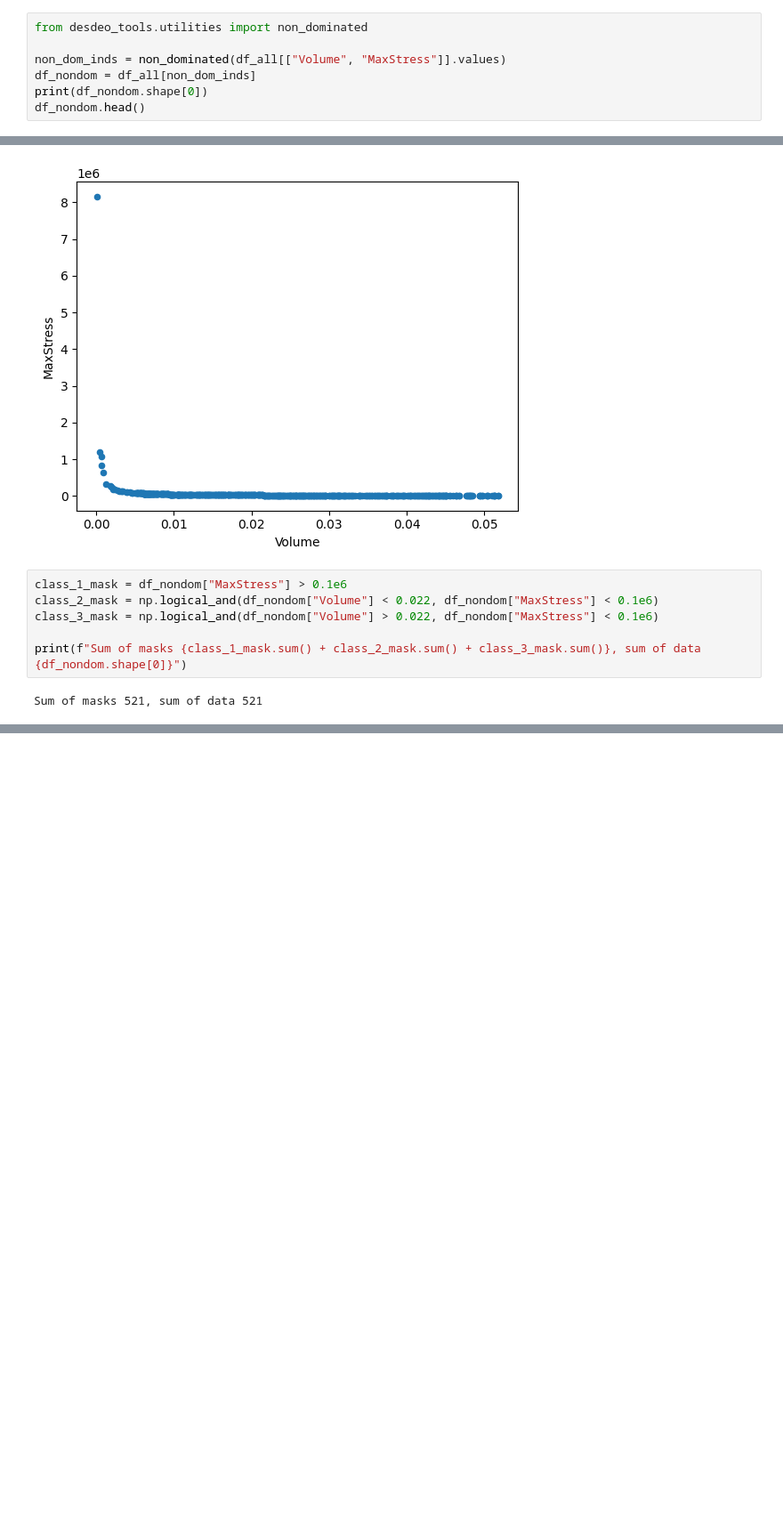
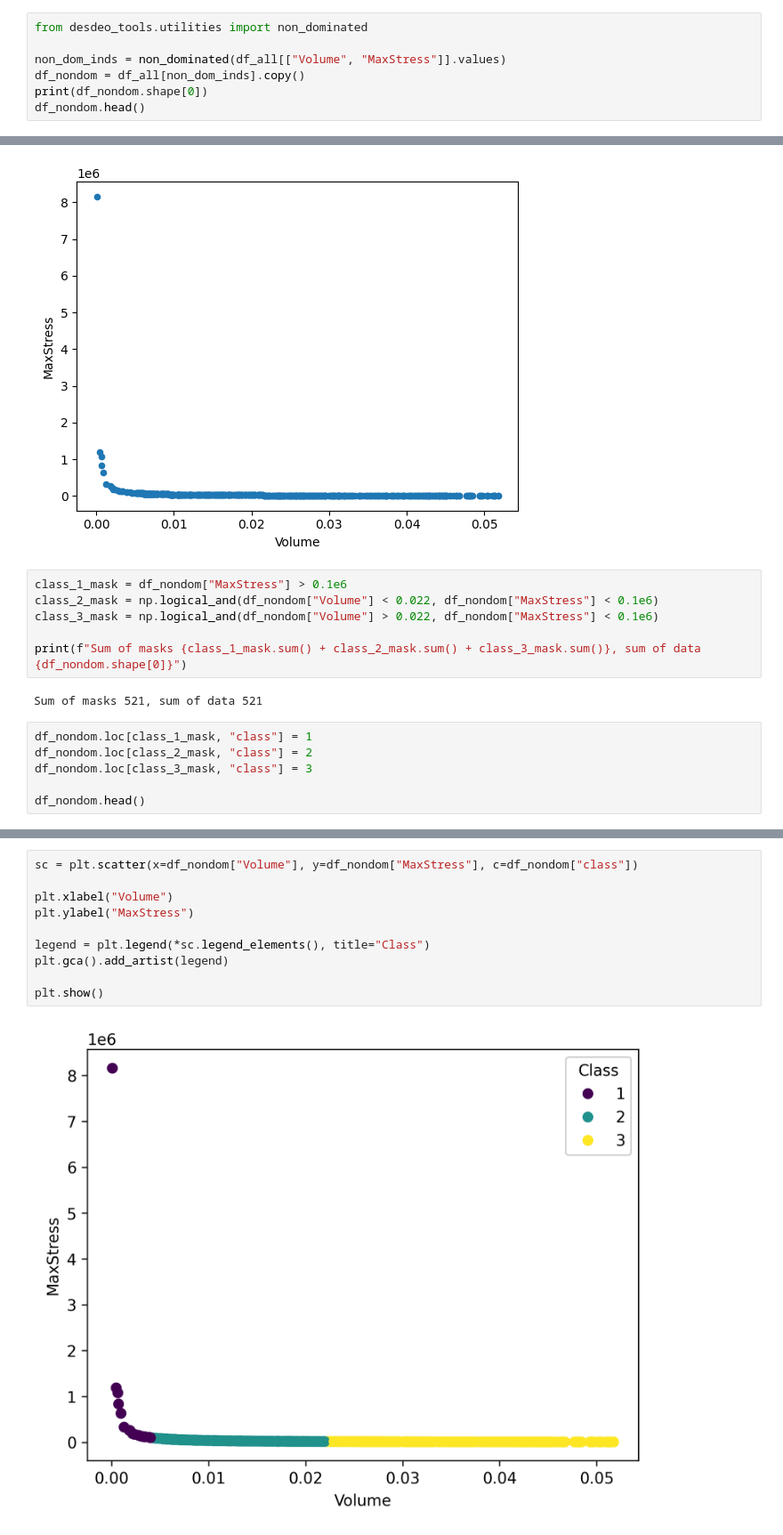
Before and after one commit to gialmisi/xaimoo-experiments, a Jupyter notebook: notebooks/two_bar_truss.ipynb, the cells around one changed output, grey strips where cells are left out. Shown at 89% size. Drawn from its saved outputs; the diff is of its cells as text; blank space fills up the shorter version.

```diff
--- a/notebooks/two_bar_truss.ipynb
+++ b/notebooks/two_bar_truss.ipynb
@@ -22,7 +22,7 @@ plt.show()
 from desdeo_tools.utilities import non_dominated
 
 non_dom_inds = non_dominated(df_all[["Volume", "MaxStress"]].values)
-df_nondom = df_all[non_dom_inds]
+df_nondom = df_all[non_dom_inds].copy()
 print(df_nondom.shape[0])
 df_nondom.head()
 # %% [output]
@@ -46,3 +46,9 @@ class_3_mask = np.logical_and(df_nondom["Volume"] > 0.022, df_nondom["MaxStress"
 print(f"Sum of masks {class_1_mask.sum() + class_2_mask.sum() + class_3_mask.sum()}, sum of data {df_nondom.shape[0]}")
 # %% [output]
 Sum of masks 521, sum of data 521
+# %%
+df_nondom.loc[class_1_mask, "class"] = 1
+df_nondom.loc[class_2_mask, "class"] = 2
+df_nondom.loc[class_3_mask, "class"] = 3
+
+df_nondom.head()
@@ -48,0 +62,12 @@ Sum of masks 521, sum of data 521
+# %%
+sc = plt.scatter(x=df_nondom["Volume"], y=df_nondom["MaxStress"], c=df_nondom["class"])
+
+plt.xlabel("Volume")
+plt.ylabel("MaxStress")
+
+legend = plt.legend(*sc.legend_elements(), title="Class")
+plt.gca().add_artist(legend)
+
+plt.show()
+# %% [output]
+[figure, added]
```
Also changed, not shown: parts of 3 cells of this notebook.
